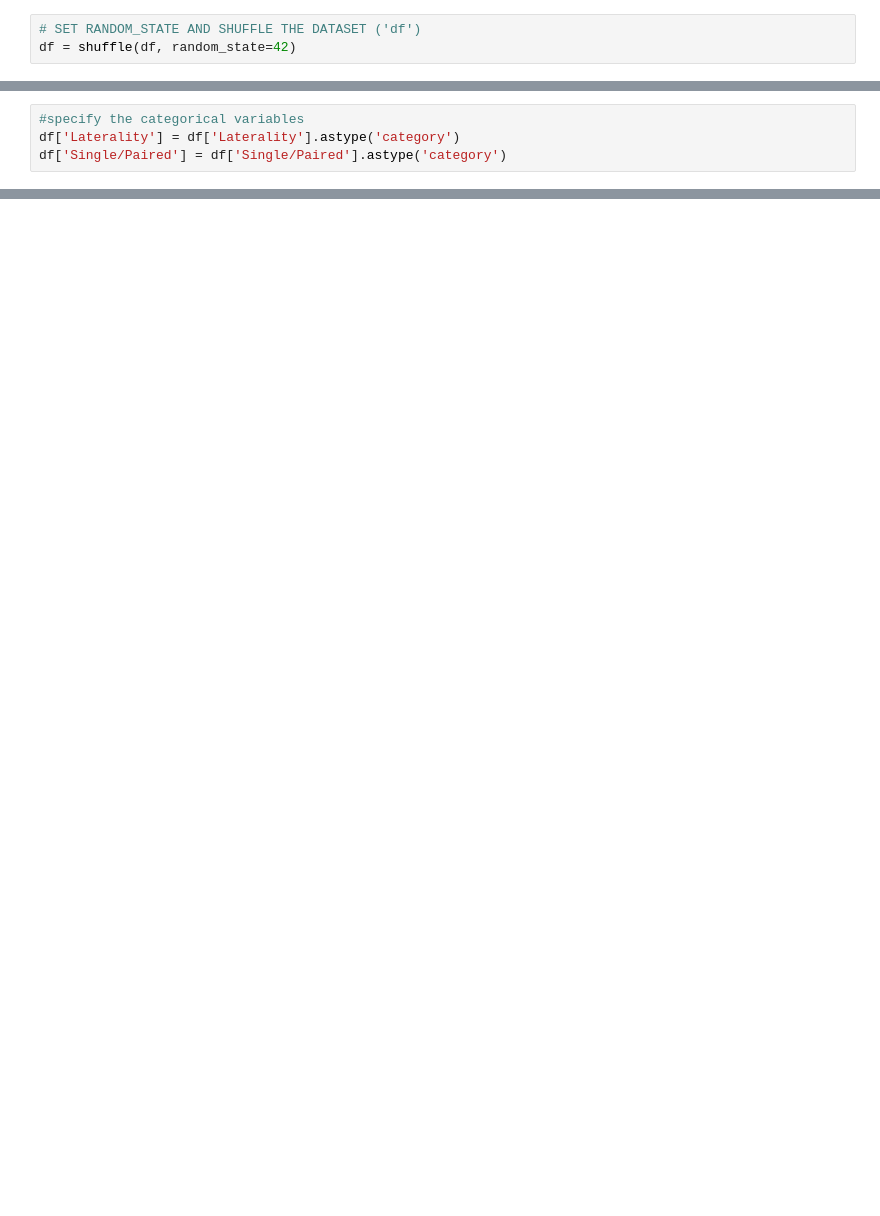
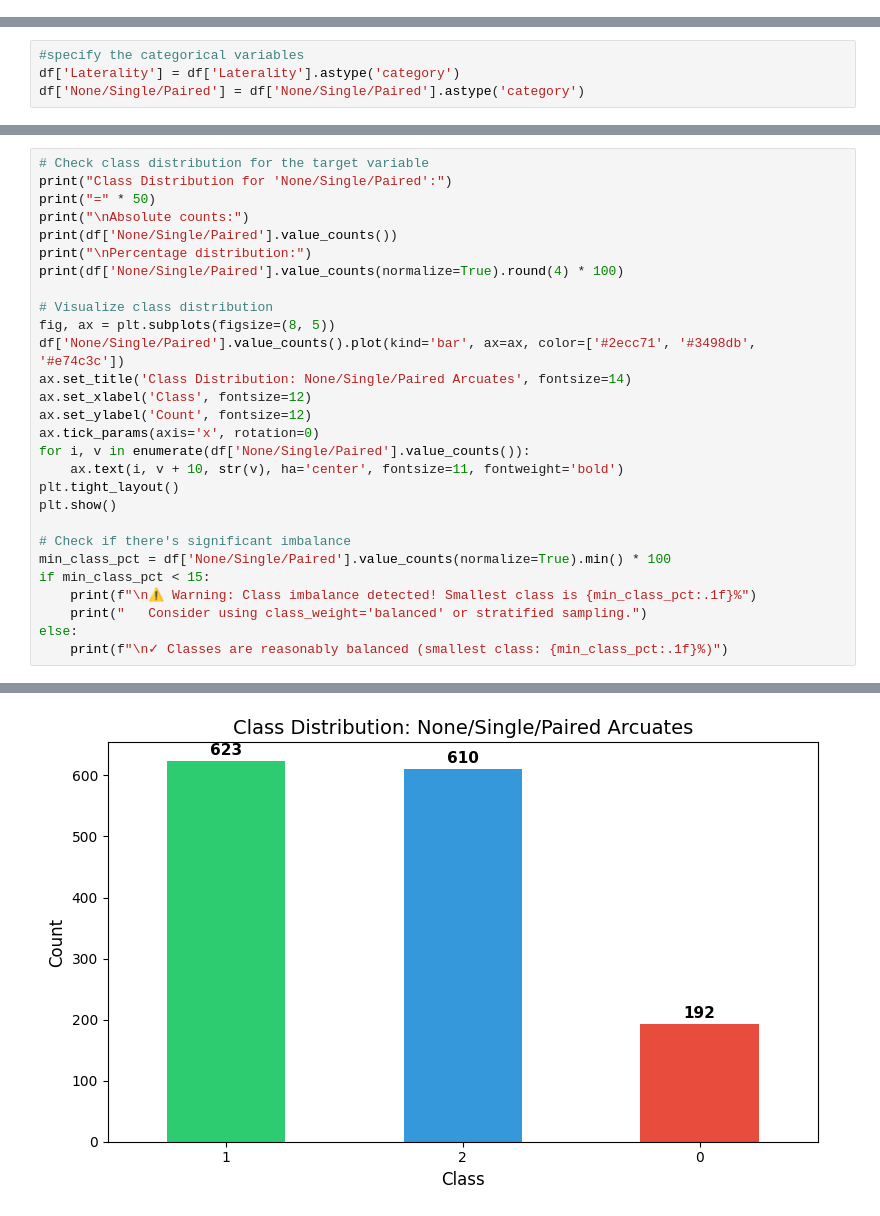
Before and after one commit to wak1616/warringdemo, a Jupyter notebook: data_notebook.ipynb, the cells around one changed output, grey strips where cells are left out. Cells and saved outputs as stored; diff of their text form; blank space fills up the shorter version.

```diff
--- a/data_notebook.ipynb
+++ b/data_notebook.ipynb
@@ -232,3 +198,0 @@ Sample values:
-# %%
-# SET RANDOM_STATE AND SHUFFLE THE DATASET ('df')
-df = shuffle(df, random_state=42)
@@ -235,7 +201,7 @@ df = shuffle(df, random_state=42)
 # %%
 #specify the categorical variables
 df['Laterality'] = df['Laterality'].astype('category')
-df['Single/Paired'] = df['Single/Paired'].astype('category')
+df['None/Single/Paired'] = df['None/Single/Paired'].astype('category')
 # %%
 df.info()
 # %% [output]
@@ -264,0 +227,29 @@ features1 = ['Age', 'Laterality', 'Barrett Integrated-K magnitude (D)', 'BIK_axi
+# %%
+# Check class distribution for the target variable
+print("Class Distribution for 'None/Single/Paired':")
+print("=" * 50)
+print("\nAbsolute counts:")
+print(df['None/Single/Paired'].value_counts())
+print("\nPercentage distribution:")
+print(df['None/Single/Paired'].value_counts(normalize=True).round(4) * 100)
+
+# Visualize class distribution
+fig, ax = plt.subplots(figsize=(8, 5))
+df['None/Single/Paired'].value_counts().plot(kind='bar', ax=ax, color=['#2ecc71', '#3498db', '#e74c3c'])
+ax.set_title('Class Distribution: None/Single/Paired Arcuates', fontsize=14)
+ax.set_xlabel('Class', fontsize=12)
+ax.set_ylabel('Count', fontsize=12)
+ax.tick_params(axis='x', rotation=0)
+for i, v in enumerate(df['None/Single/Paired'].value_counts()):
+    ax.text(i, v + 10, str(v), ha='center', fontsize=11, fontweight='bold')
+plt.tight_layout()
+plt.show()
+
+# Check if there's significant imbalance
+min_class_pct = df['None/Single/Paired'].value_counts(normalize=True).min() * 100
+if min_class_pct < 15:
+    print(f"\n⚠️ Warning: Class imbalance detected! Smallest class is {min_class_pct:.1f}%")
+    print("   Consider using class_weight='balanced' or stratified sampling.")
+else:
+    print(f"\n✓ Classes are reasonably balanced (smallest class: {min_class_pct:.1f}%)")
+# %% [output]
@@ -264,0 +272 @@ features1 = ['Age', 'Laterality', 'Barrett Integrated-K magnitude (D)', 'BIK_axi
+[figure, added]
```
Also changed, not shown: parts of 33 cells of this notebook, 6 other files.
